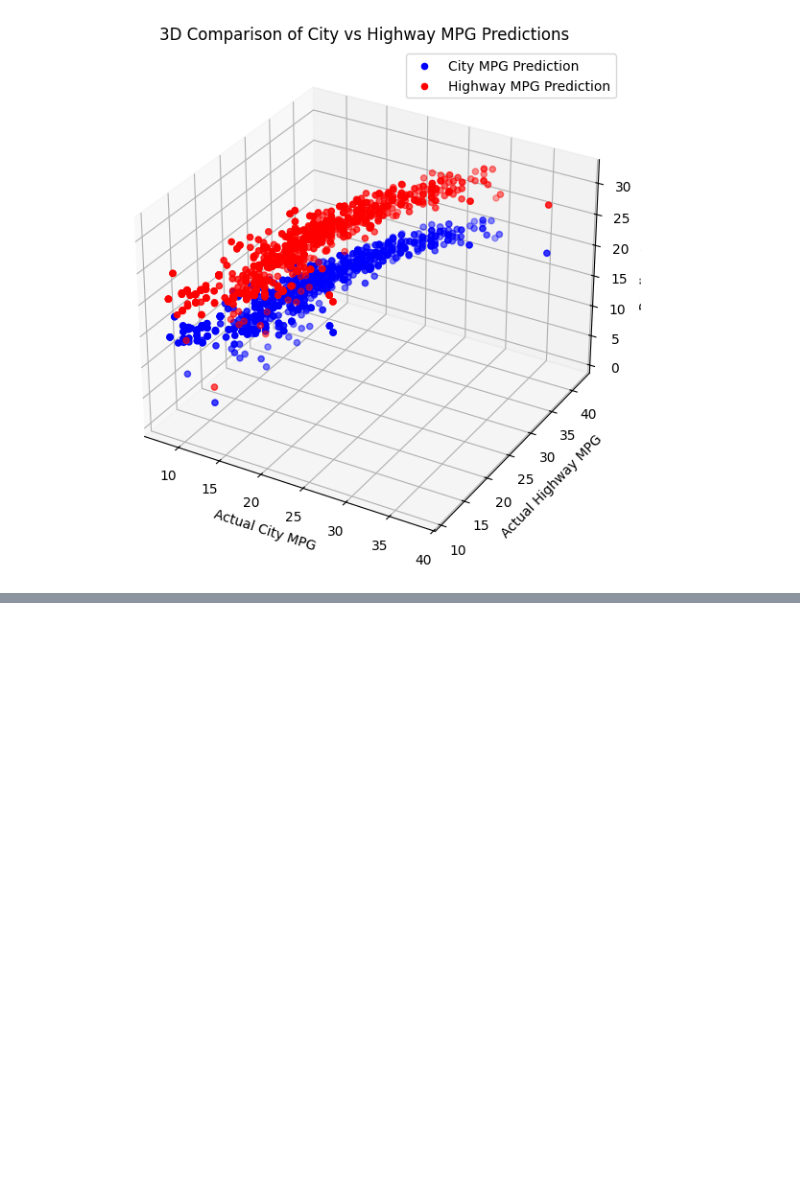
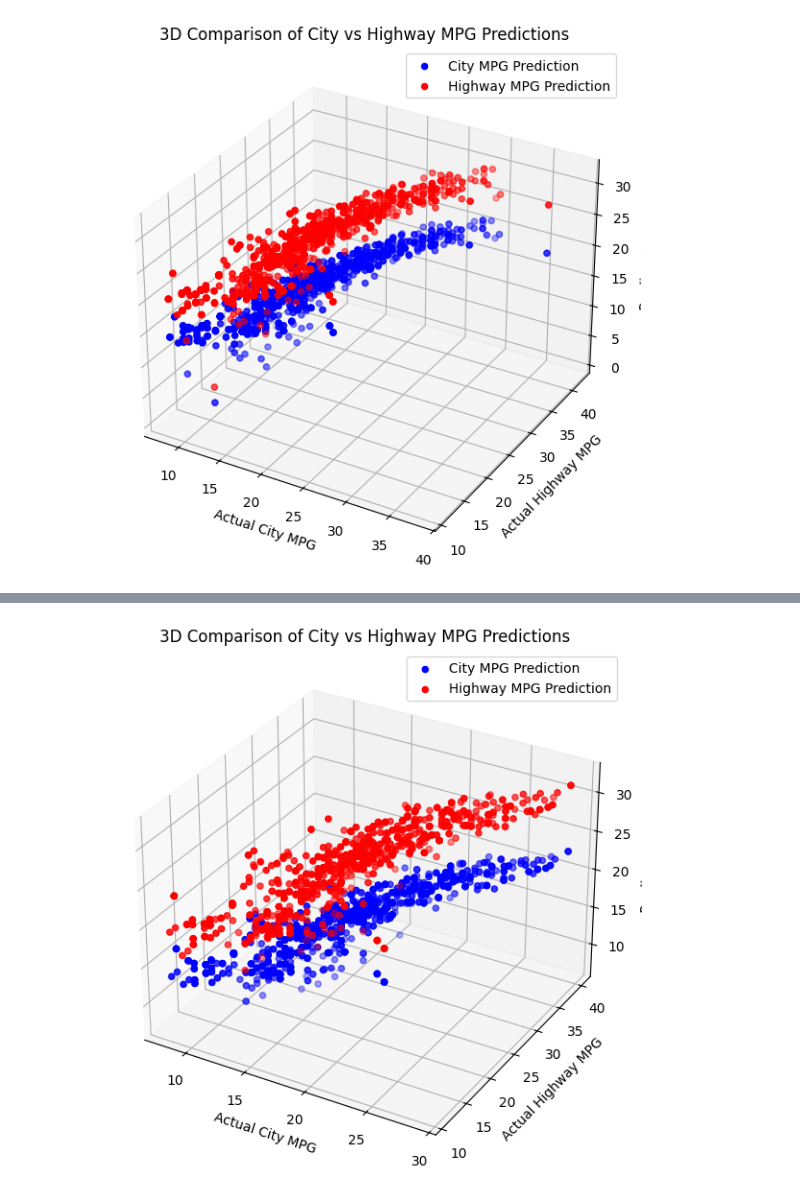
Before and after one commit to Siva290599/Project-1-Cars-Multiple-Linear-Regression, a Jupyter notebook: Project_1_Cars_Multiple_Linear_Regression.ipynb, the cells around one changed output, grey strips where cells are left out. Drawn from its saved outputs; the diff is of its cells as text; code cells hidden in the pictures; blank space fills up the shorter version.

```diff
--- a/Project_1_Cars_Multiple_Linear_Regression.ipynb
+++ b/Project_1_Cars_Multiple_Linear_Regression.ipynb
@@ -118,0 +187,13 @@ plt.show()
+# %%
+fig = plt.figure(figsize=(10, 7))
+ax = fig.add_subplot(111, projection='3d')
+ax.scatter(Y_city_test, Y_highway_test, y_city_pred, label='City MPG Prediction', color='blue')
+ax.scatter(Y_city_test, Y_highway_test, y_highway_pred, label='Highway MPG Prediction', color='red')
+ax.set_xlabel("Actual City MPG")
+ax.set_ylabel("Actual Highway MPG")
+ax.set_zlabel("Predicted MPG")
+ax.set_title("3D Comparison of City vs Highway MPG Predictions")
+ax.legend()
+plt.show()
+# %% [output]
+[figure, added]
```
Also changed, not shown: parts of 11 cells of this notebook.
